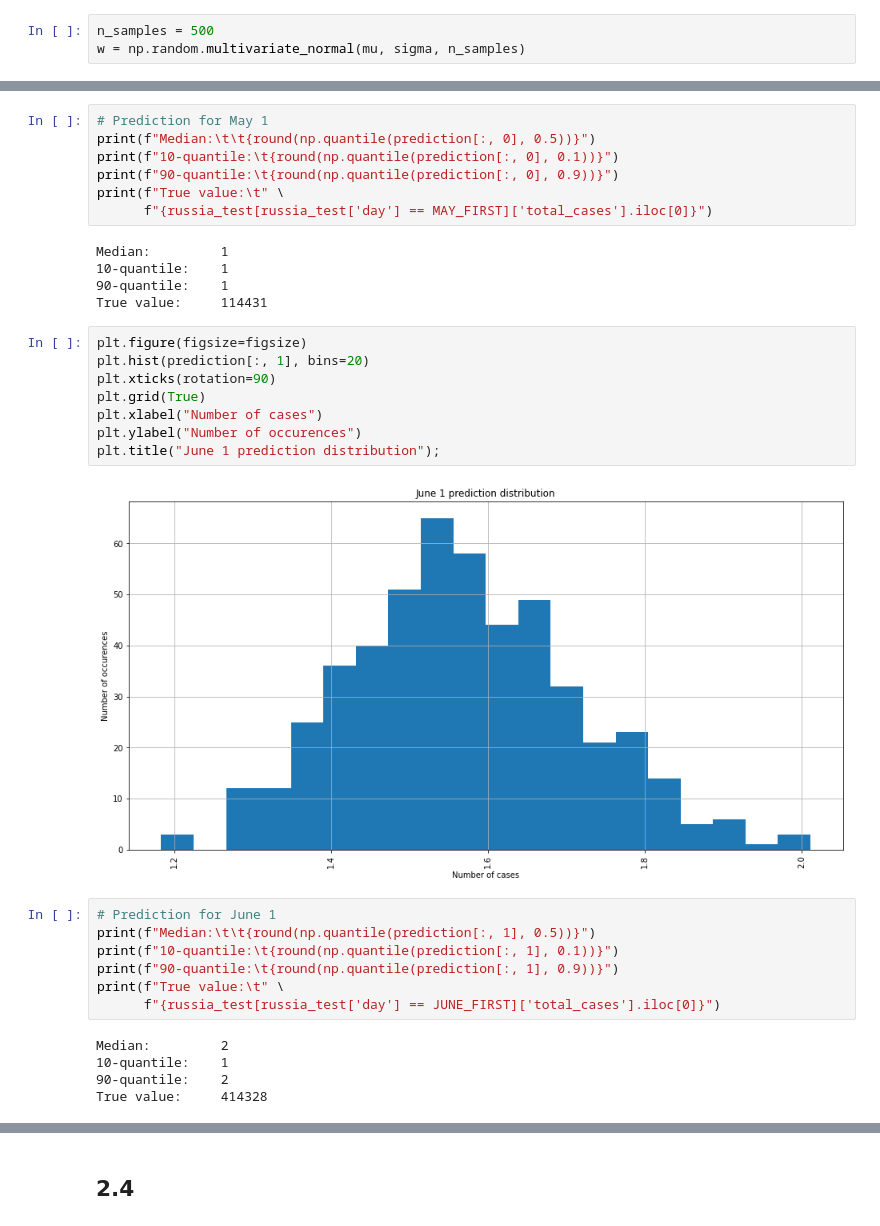
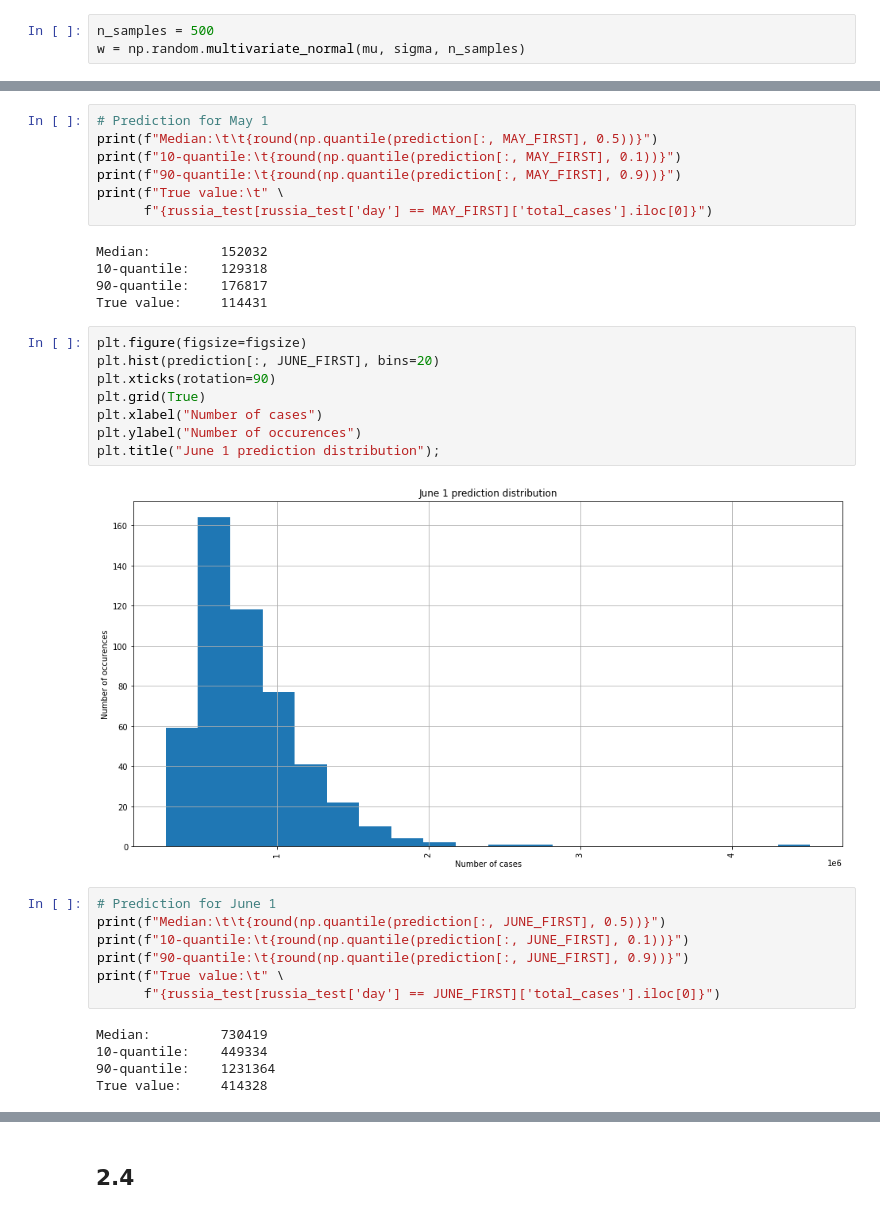
Before and after one commit to Illumaria/made-advanced-machine-learning, a Jupyter notebook: assignment_01.ipynb, the cells around one changed output, grey strips where cells are left out. Cells and saved outputs as stored; diff of their text form.

```diff
--- a/assignment_01.ipynb
+++ b/assignment_01.ipynb
@@ -503,36 +504,36 @@ plt.title("May 1 prediction distribution");
 # %%
 # Prediction for May 1
-print(f"Median:\t\t{round(np.quantile(prediction[:, 0], 0.5))}")
-print(f"10-quantile:\t{round(np.quantile(prediction[:, 0], 0.1))}")
-print(f"90-quantile:\t{round(np.quantile(prediction[:, 0], 0.9))}")
+print(f"Median:\t\t{round(np.quantile(prediction[:, MAY_FIRST], 0.5))}")
+print(f"10-quantile:\t{round(np.quantile(prediction[:, MAY_FIRST], 0.1))}")
+print(f"90-quantile:\t{round(np.quantile(prediction[:, MAY_FIRST], 0.9))}")
 print(f"True value:\t" \
       f"{russia_test[russia_test['day'] == MAY_FIRST]['total_cases'].iloc[0]}")
 # %% [output]
-Median:         1
-10-quantile:    1
-90-quantile:    1
+Median:         152032
+10-quantile:    129318
+90-quantile:    176817
 True value:     114431
 # %%
 plt.figure(figsize=figsize)
-plt.hist(prediction[:, 1], bins=20)
+plt.hist(prediction[:, JUNE_FIRST], bins=20)
 plt.xticks(rotation=90)
 plt.grid(True)
 plt.xlabel("Number of cases")
 plt.ylabel("Number of occurences")
 plt.title("June 1 prediction distribution");
 # %% [output]
-[figure, old version]
+[figure, new version]
 # %%
 # Prediction for June 1
-print(f"Median:\t\t{round(np.quantile(prediction[:, 1], 0.5))}")
-print(f"10-quantile:\t{round(np.quantile(prediction[:, 1], 0.1))}")
-print(f"90-quantile:\t{round(np.quantile(prediction[:, 1], 0.9))}")
+print(f"Median:\t\t{round(np.quantile(prediction[:, JUNE_FIRST], 0.5))}")
+print(f"10-quantile:\t{round(np.quantile(prediction[:, JUNE_FIRST], 0.1))}")
+print(f"90-quantile:\t{round(np.quantile(prediction[:, JUNE_FIRST], 0.9))}")
 print(f"True value:\t" \
       f"{russia_test[russia_test['day'] == JUNE_FIRST]['total_cases'].iloc[0]}")
 # %% [output]
-Median:         2
-10-quantile:    1
-90-quantile:    2
+Median:         730419
+10-quantile:    449334
+90-quantile:    1231364
 True value:     414328
 # %%
 plt.figure(figsize=figsize)
```
Also changed, not shown: parts of 17 cells of this notebook.
